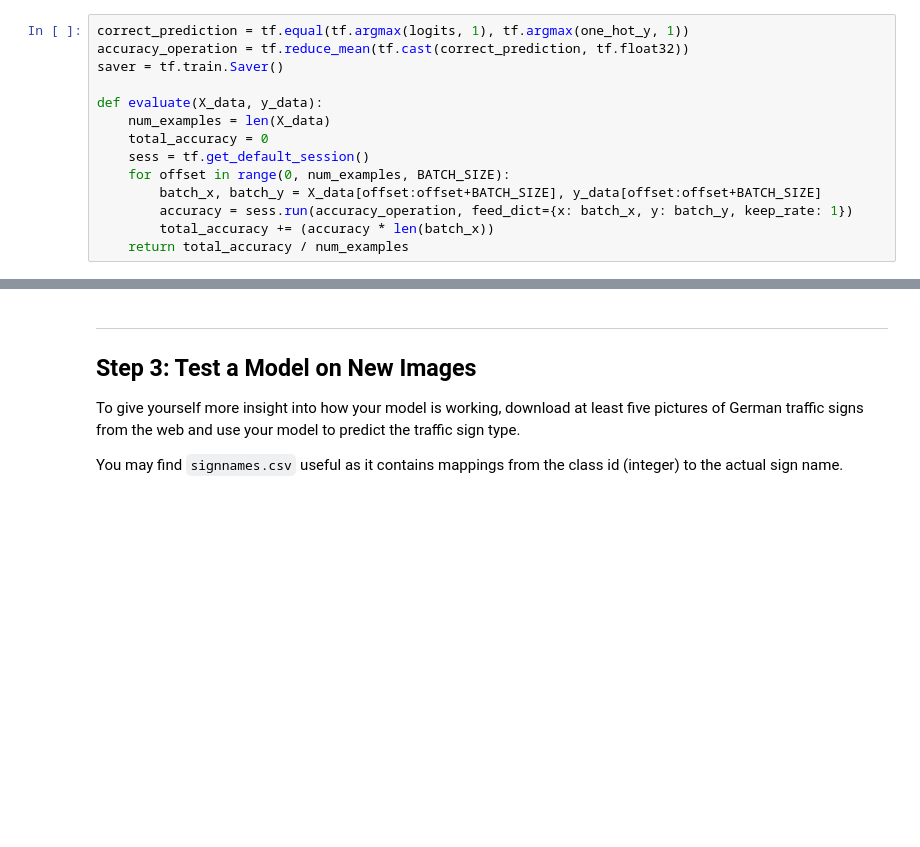
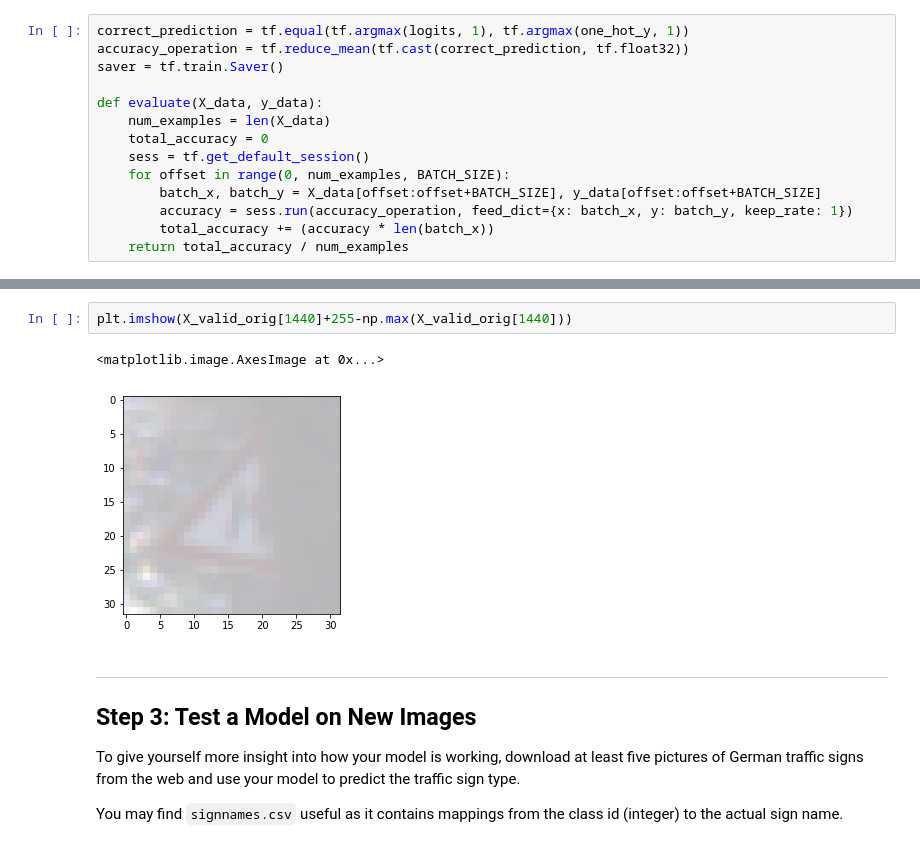
Before and after one commit to NachoCM/CarND-Traffic-Sign-Classifier, a Jupyter notebook: Traffic_Sign_Classifier.ipynb, the cells around one changed output, grey strips where cells are left out. Saved outputs shown, nothing was run; the diff lists cells and outputs as text; blank space fills up the shorter version.

```diff
--- a/Traffic_Sign_Classifier.ipynb
+++ b/Traffic_Sign_Classifier.ipynb
@@ -369,3 +475,8 @@ Accuracy = 0.959
+# %%
+plt.imshow(X_valid_orig[1440]+255-np.max(X_valid_orig[1440]))
+# %% [output]
+<matplotlib.image.AxesImage at 0x...>
+[figure, added]
 # %% [markdown]
 ---
 
```
Also changed, not shown: parts of 18 cells of this notebook, 6 other files.
